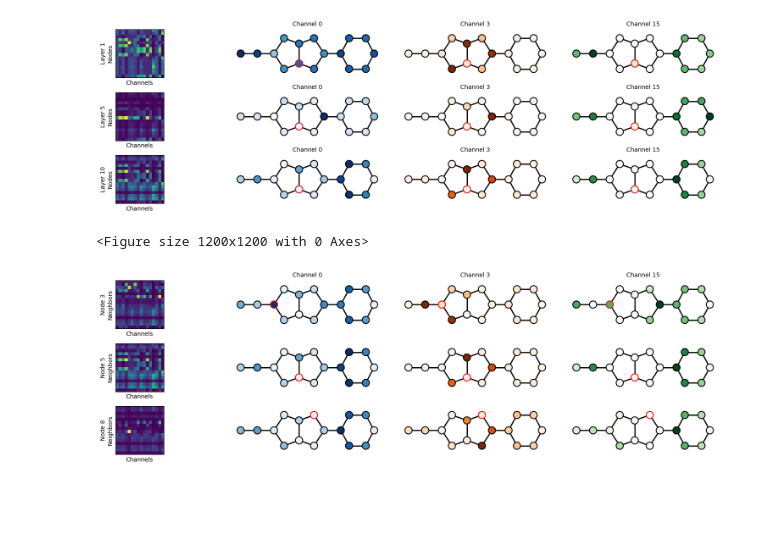
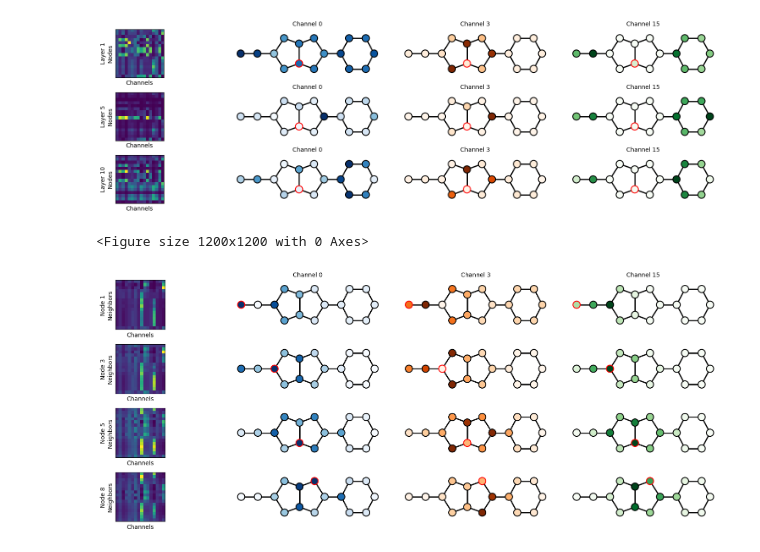
Before and after one commit to rmenegaux/GraphGPS, a Jupyter notebook: att_maps.ipynb, the cells around one changed output. Drawn from its saved outputs; the diff is of its cells as text; code cells hidden in the pictures; blank space fills up the shorter version.

```diff
--- a/att_maps.ipynb
+++ b/att_maps.ipynb
@@ -221,11 +220,0 @@ from torch_geometric.utils import to_dense_batch
-# %%
-# h_dense, mask = to_dense_batch(batch.x, batch.batch)
-# mask = mask.unsqueeze(-1) * mask.unsqueeze(1)
-# print(all_scores[0][batch_idx].shape)
-# all_scores[0][batch_idx][mask[batch_idx]].shape#.reshape(32,31,31,1,-1)\
-batch_idx = 4
-_, mask = to_dense_batch(batch.x, batch.batch)
-mask = mask[batch_idx].reshape(-1,1) * mask[batch_idx].reshape(1,-1)
-loc_scores = all_scores[0][batch_idx][mask]
-num_nodes = int(np.sqrt(loc_scores.shape[0]))
-loc_scores.reshape((num_nodes, num_nodes ,*loc_scores.shape[1:])).shape
@@ -612,7 +616,7 @@ pos = manual_reshape(pos)
 
 main = plt.figure(figsize=(12,12));
 #node_idx = 4 # 2, 6, 9, 7
-nodes_of_int = [2,4,7]
+nodes_of_int = [0,2,4,7]
 nb_lin = len(nodes_of_int)
 #layers_of_int = [0] #[0,4,9]
 #nb_lin = len(layers_of_int)
@@ -624,10 +628,10 @@ fig = plt.figure(frameon=False, figsize=(4*nb_col,1.6*nb_lin))
 axes = fig.subplots(nrows=nb_lin, ncols=nb_col)
 #plt.suptitle(f'Layer {layer_idx+1} Attention Scores\nNeighbors scores of the red circled node', fontsize=16, y=1.02)
 for node_rank, node_idx in enumerate(nodes_of_int):
-    loc_scores = all_scores[layer_idx][batch_idx][mask]
+    loc_scores = all_E[layer_idx][batch_idx][mask]
     loc_scores = loc_scores.reshape((num_nodes, num_nodes, *loc_scores.shape[1:]))
-    loc_scores = loc_scores[node_idx,:,head_idx,:].numpy()
-    loc_scores /= loc_scores.max()
+    loc_scores = torch.softmax(loc_scores[node_idx,:,head_idx,:], dim=1).numpy()
+    #loc_scores /= np.max(loc_scores, axis=0).reshape(1,-1)
 
     ax = axes[node_rank, 0]
     ax.imshow(loc_scores)
@@ -642,31 +646,32 @@ for node_rank, node_idx in enumerate(nodes_of_int):
     for chnl_rk, channel_idx in enumerate(chnls):
         values = np.zeros(num_nodes+2)
         color = colors[chnl_rk]
         values[:-2] = list(loc_scores[:,channel_idx])
+        values[-2:] = [loc_scores[:,channel_idx].mean()] * 2
         #values /= 2.
         #values /= values.max()
         # colors = list(loc_scores[:,channel_idx]) + [loc_scores.min(), loc_scores.max()]
         # colors = list(loc_scores[:,channel_idx]) + [loc_scores.mean(), loc_scores.mean()]
         # Pas ouf de normalizer tout, on a des points jaunes partout et je sais pas si ça veut dire qqch
         #~~~~~~~~~~~~
         # Draw graph
         #~~~~~~~~~~~~
         #fig.title('Molecule Graph', fontsize=24)
         #ax = fig.add_axes([0, 0, 1, 1])
         ax = axes[node_rank, chnl_rk+1]
         if node_rank==0:
             ax.set_title(f'Channel {channel_idx}', fontsize=10)
         ax.axis('off')
 
         node_size = [150]*num_nodes+[0,0]
         nx.draw_networkx_nodes(graph, pos, alpha=1, node_color=values,
                             linewidths=1.5, edgecolors=contours, cmap=color,
                             node_size=node_size, ax=ax) # node_size=1000
         # fig.colorbar(im,ax=ax)
         width=[0 if v+1>num_nodes else 2 for u,v in graph.edges()]
         nx.draw_networkx_edges(graph, pos, width=width, ax=ax)
 fig.tight_layout()
 plt.show()
 # %% [output]
 <Figure size 1200x1200 with 0 Axes>
-[figure, old version]
+[figure, new version]
```
Also changed, not shown: parts of 20 cells of this notebook, 3 other files.
